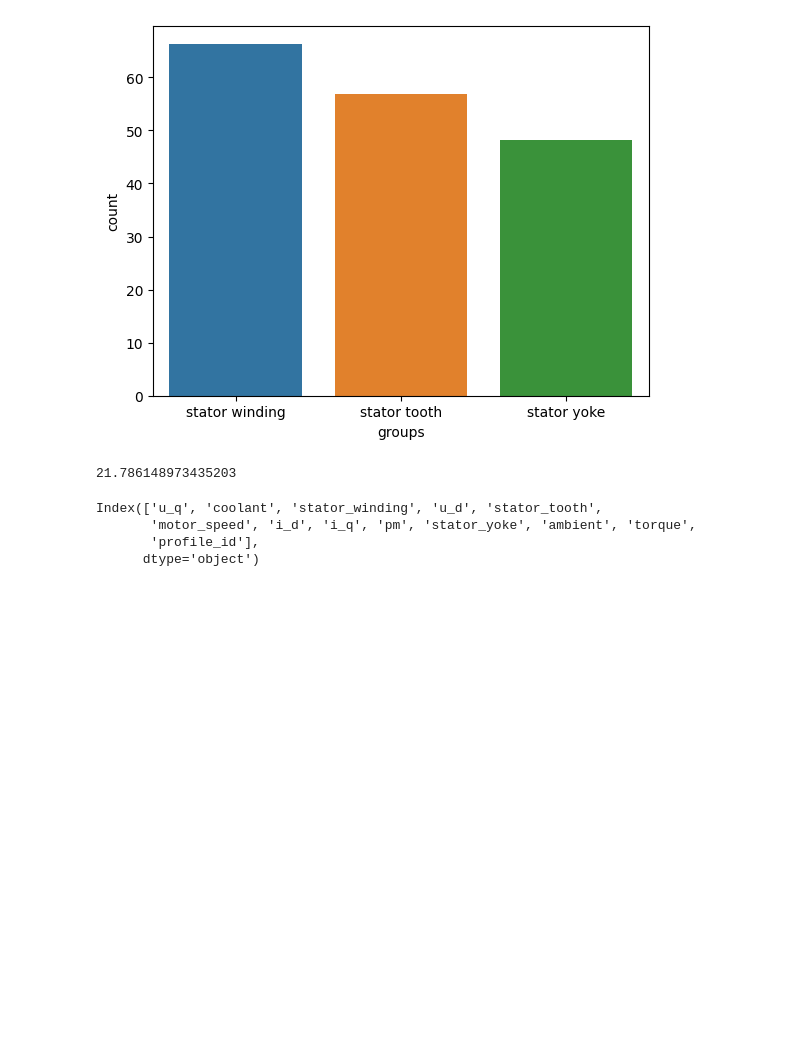
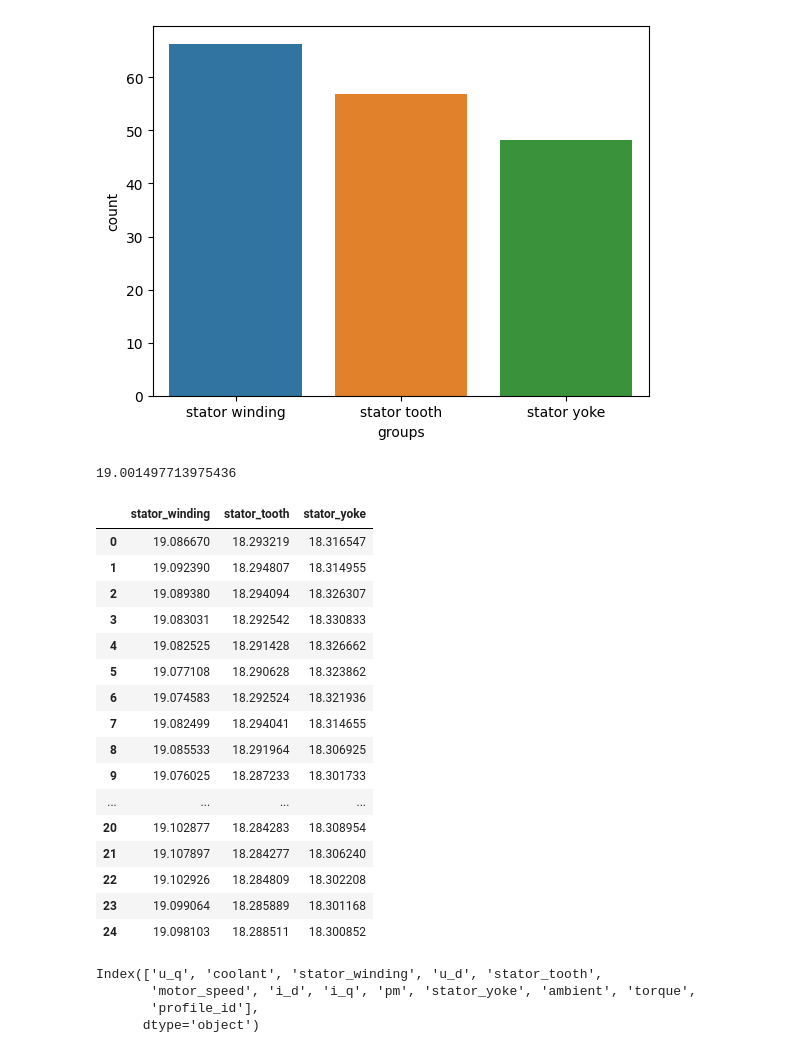
Before and after one commit to organictissuemaker/hth_fall_build_program, a Jupyter notebook: Finding-an-Interesting-Dataset-appolecider/motor_temp_practice.ipynb, the cells around one changed output. Saved outputs shown, nothing was run; the diff lists cells and outputs as text; code cells hidden in the pictures; blank space fills up the shorter version.

```diff
--- a/Finding-an-Interesting-Dataset-appolecider/motor_temp_practice.ipynb
+++ b/Finding-an-Interesting-Dataset-appolecider/motor_temp_practice.ipynb
@@ -57,12 +61,34 @@ sns.barplot(data = vis_df, x = 'groups', y = 'count', errorbar = None)
 <AxesSubplot: xlabel='groups', ylabel='count'>
 [figure]
 # %%
-#What is the standard deviation of rpm?
-motor_data["coolant"].std()
+#Q: What is the standard deviation of rpm?
+motor_data["pm"].std()
+#A: The standard deviation of the rpm is 19.
 # %% [output]
-21.786148973435203
+19.001497713975436
 # %%
-#Does one part of the stator heat up more than the other?
+#Q: Does one part of the stator heat up more than the other?
+df_new = motor_data.iloc[:, [2,4, 9]]
+df_new.head(25)
+#A: Yes, but only barely - only about 1C.
+# %% [output]
+|  | stator_winding | stator_tooth | stator_yoke |
+| 0 | 19.086670 | 18.293219 | 18.316547 |
+| 1 | 19.092390 | 18.294807 | 18.314955 |
+| 2 | 19.089380 | 18.294094 | 18.326307 |
+| 3 | 19.083031 | 18.292542 | 18.330833 |
+| 4 | 19.082525 | 18.291428 | 18.326662 |
+| 5 | 19.077108 | 18.290628 | 18.323862 |
+| 6 | 19.074583 | 18.292524 | 18.321936 |
+| 7 | 19.082499 | 18.294041 | 18.314655 |
+| 8 | 19.085533 | 18.291964 | 18.306925 |
+| 9 | 19.076025 | 18.287233 | 18.301733 |
+| ... | ... | ... | ... |
+| 20 | 19.102877 | 18.284283 | 18.308954 |
+| 21 | 19.107897 | 18.284277 | 18.306240 |
+| 22 | 19.102926 | 18.284809 | 18.302208 |
+| 23 | 19.099064 | 18.285889 | 18.301168 |
+| 24 | 19.098103 | 18.288511 | 18.300852 |
 # %%
 motor_data.columns
 # %% [output]
```
Also changed, not shown: parts of 5 cells of this notebook.
